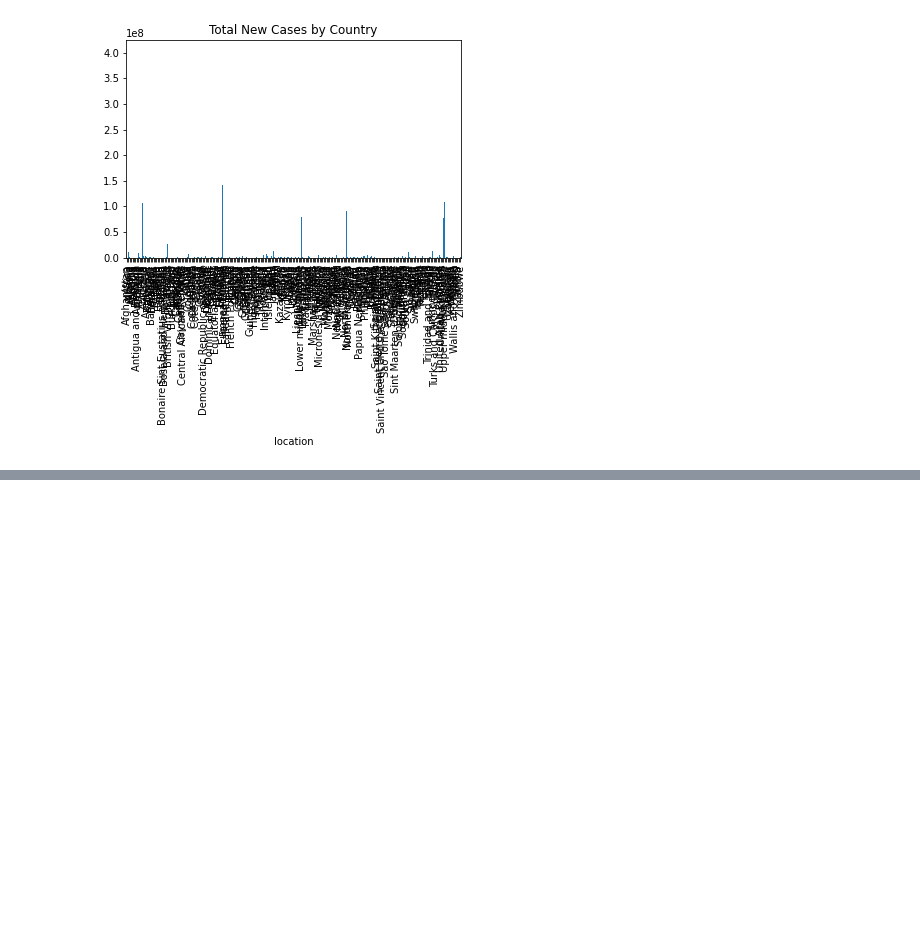
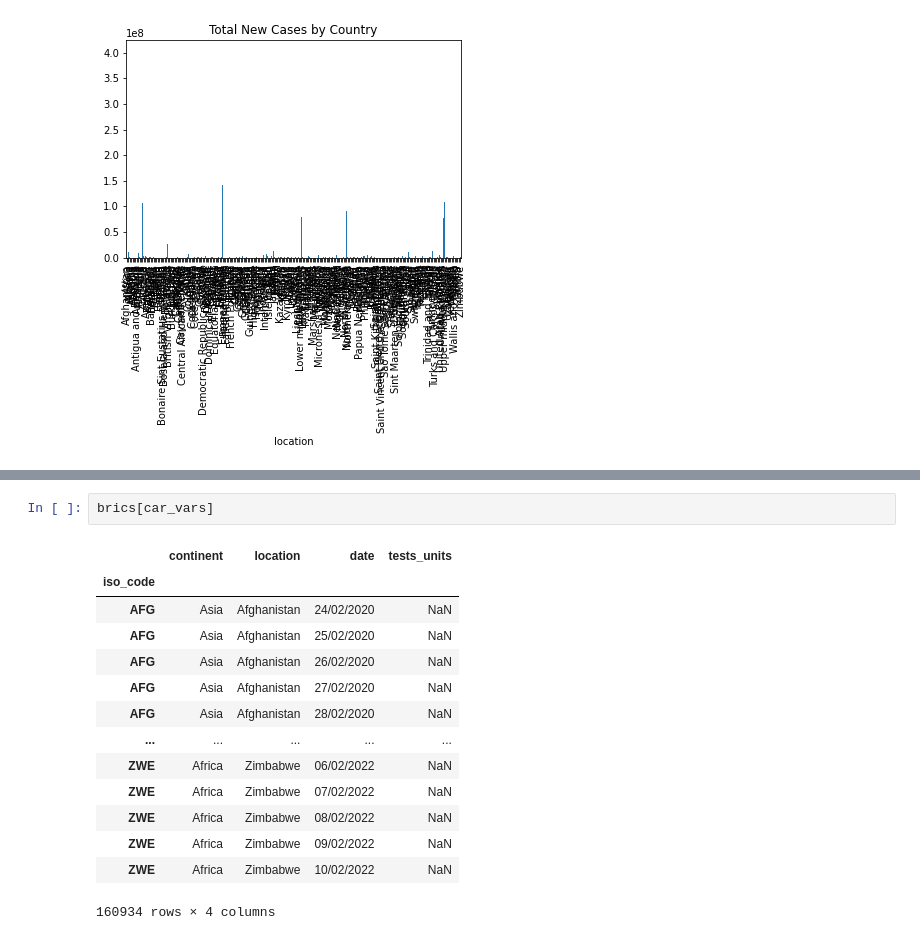
Before and after one commit to Alant84/UCDPractice, a Jupyter notebook: CovidAssignementCleaned.ipynb, the cells around one changed output, grey strips where cells are left out. Drawn from its saved outputs; the diff is of its cells as text; blank space fills up the shorter version.

```diff
--- a/CovidAssignementCleaned.ipynb
+++ b/CovidAssignementCleaned.ipynb
@@ -231,0 +341,17 @@ plt.show()
+# %%
+brics[car_vars]
+# %% [output]
+|  | continent | location | date | tests_units |
+| iso_code |  |  |  |  |
+| AFG | Asia | Afghanistan | 24/02/2020 | NaN |
+| AFG | Asia | Afghanistan | 25/02/2020 | NaN |
+| AFG | Asia | Afghanistan | 26/02/2020 | NaN |
+| AFG | Asia | Afghanistan | 27/02/2020 | NaN |
+| AFG | Asia | Afghanistan | 28/02/2020 | NaN |
+| ... | ... | ... | ... | ... |
+| ZWE | Africa | Zimbabwe | 06/02/2022 | NaN |
+| ZWE | Africa | Zimbabwe | 07/02/2022 | NaN |
+| ZWE | Africa | Zimbabwe | 08/02/2022 | NaN |
+| ZWE | Africa | Zimbabwe | 09/02/2022 | NaN |
+| ZWE | Africa | Zimbabwe | 10/02/2022 | NaN |
+160934 rows × 4 columns
```
Also changed, not shown: parts of 14 cells of this notebook.
